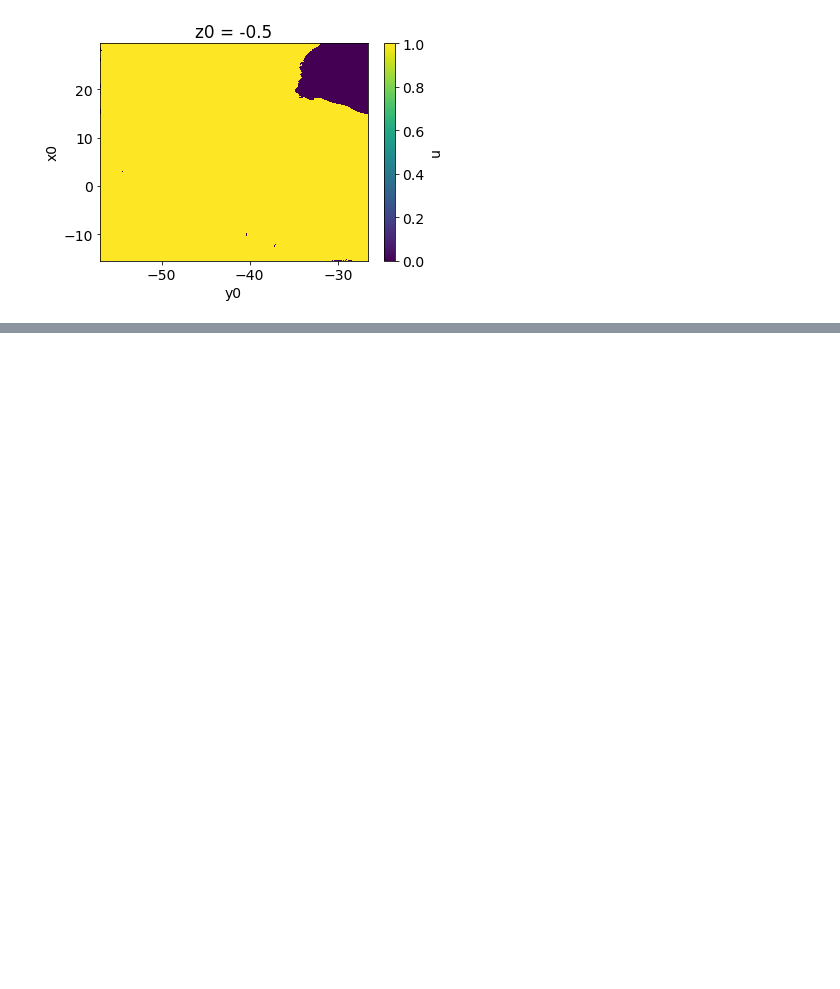
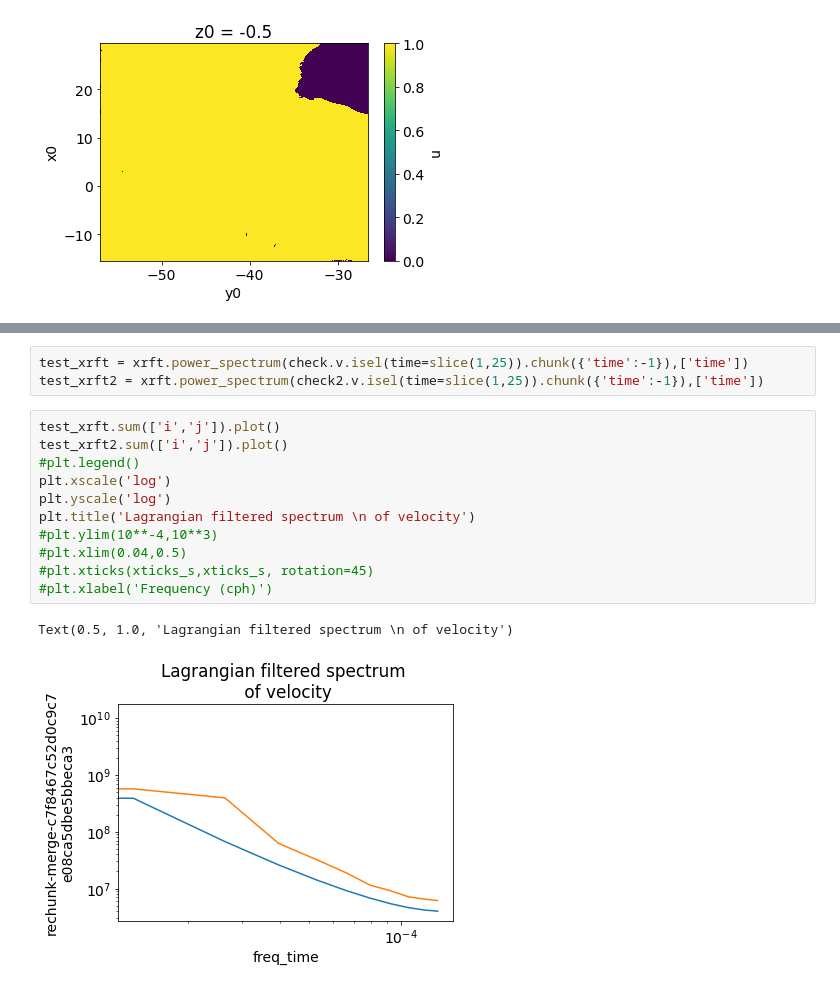
Before and after one commit to cspencerjones/separating-balanced, a Jupyter notebook: python/filtered_u_v.ipynb, the cells around one changed output, grey strips where cells are left out. Saved outputs shown, nothing was run; the diff lists cells and outputs as text; blank space fills up the shorter version.

```diff
--- a/python/filtered_u_v.ipynb
+++ b/python/filtered_u_v.ipynb
@@ -1402,0 +1418,17 @@ ds.x.isel(time=0).isel(z0=3).plot()
+# %%
+test_xrft = xrft.power_spectrum(check.v.isel(time=slice(1,25)).chunk({'time':-1}),['time'])
+test_xrft2 = xrft.power_spectrum(check2.v.isel(time=slice(1,25)).chunk({'time':-1}),['time'])
+# %%
+test_xrft.sum(['i','j']).plot()
+test_xrft2.sum(['i','j']).plot()
+#plt.legend()
+plt.xscale('log')
+plt.yscale('log')
+plt.title('Lagrangian filtered spectrum \n of velocity')
+#plt.ylim(10**-4,10**3)
+#plt.xlim(0.04,0.5)
+#plt.xticks(xticks_s,xticks_s, rotation=45)
+#plt.xlabel('Frequency (cph)')
+# %% [output]
+Text(0.5, 1.0, 'Lagrangian filtered spectrum \n of velocity')
+[figure, added]
```
Also changed, not shown: parts of 4 cells of this notebook, 2 other files.
